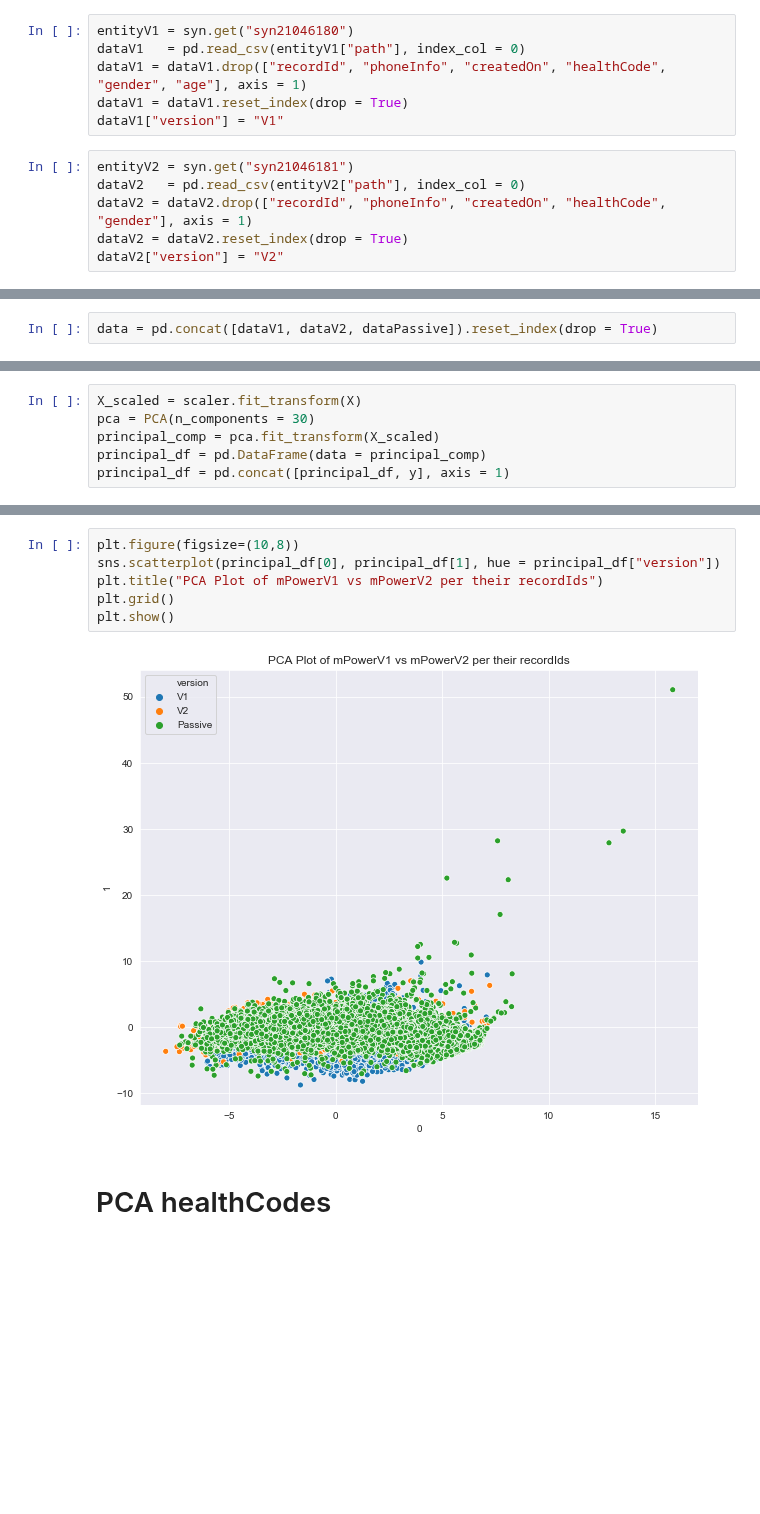
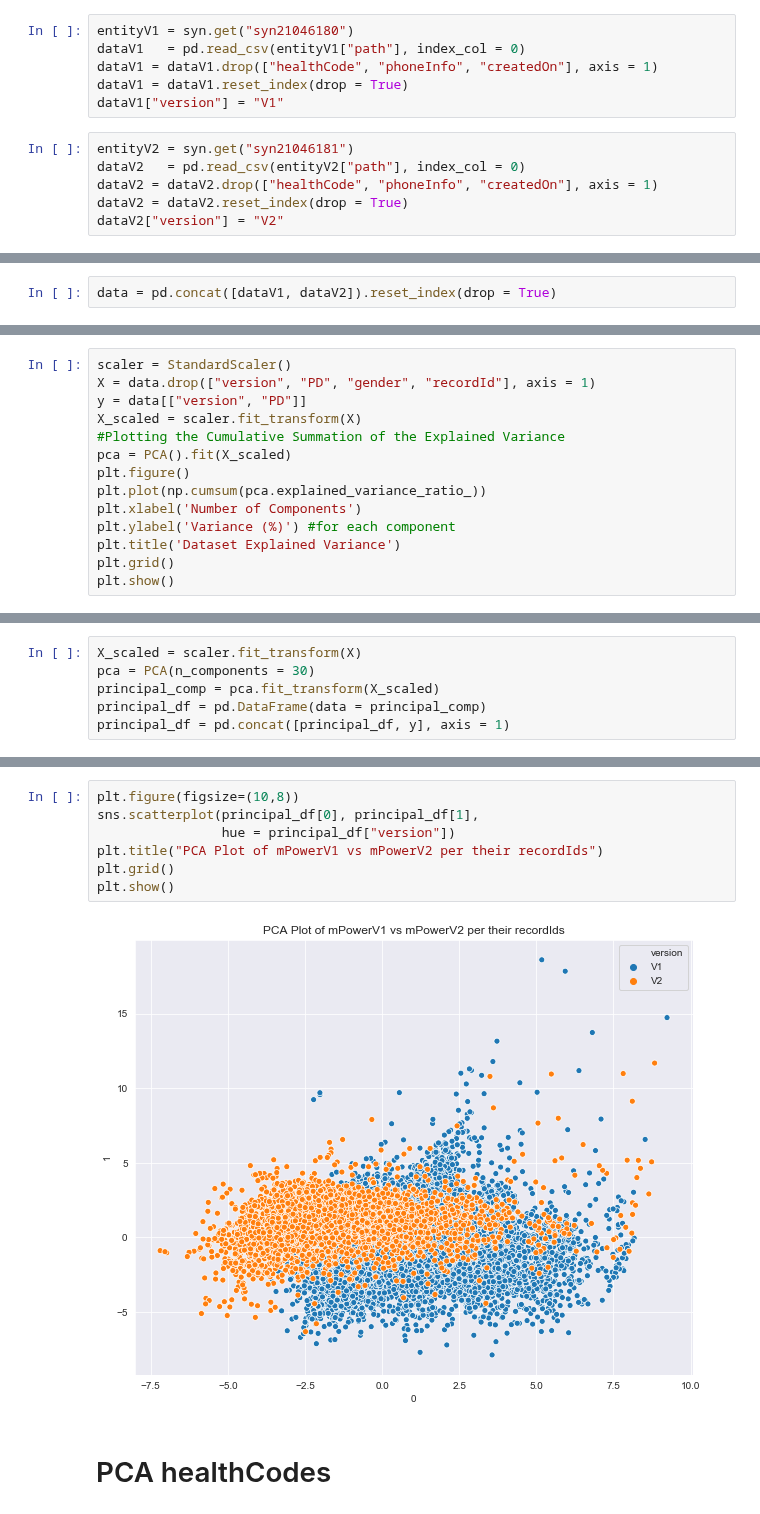
Before and after one commit to arytontediarjo/mPower-Analysis, a Jupyter notebook: Notebooks/CLUSTER_ANALYSIS.ipynb, the cells around one changed output, grey strips where cells are left out. Saved outputs shown, nothing was run; the diff lists cells and outputs as text; blank space fills up the shorter version.

```diff
--- a/Notebooks/CLUSTER_ANALYSIS.ipynb
+++ b/Notebooks/CLUSTER_ANALYSIS.ipynb
@@ -17,13 +26,13 @@ Welcome, aryton tediarjo!
 # %%
 entityV1 = syn.get("syn21046180")
 dataV1   = pd.read_csv(entityV1["path"], index_col = 0)
-dataV1 = dataV1.drop(["recordId", "phoneInfo", "createdOn", "healthCode", "gender", "age"], axis = 1)
+dataV1 = dataV1.drop(["healthCode", "phoneInfo", "createdOn"], axis = 1)
 dataV1 = dataV1.reset_index(drop = True)
 dataV1["version"] = "V1"
 # %%
 entityV2 = syn.get("syn21046181")
 dataV2   = pd.read_csv(entityV2["path"], index_col = 0)
-dataV2 = dataV2.drop(["recordId", "phoneInfo", "createdOn", "healthCode", "gender"], axis = 1)
+dataV2 = dataV2.drop(["healthCode", "phoneInfo", "createdOn"], axis = 1)
 dataV2 = dataV2.reset_index(drop = True)
 dataV2["version"] = "V2"
 # %%
@@ -33,6 +42,6 @@ dataPassive = dataPassive.drop(["recordId", "phoneInfo", "createdOn", "healthCod
 dataPassive = dataPassive.reset_index(drop = True)
 dataPassive["version"] = "Passive"
 # %%
-data = pd.concat([dataV1, dataV2, dataPassive]).reset_index(drop = True)
+data = pd.concat([dataV1, dataV2]).reset_index(drop = True)
 # %% [markdown]
 # PCA
@@ -42,0 +48,14 @@ y = data[["version", "PD"]]
+# %%
+scaler = StandardScaler()
+X = data.drop(["version", "PD", "gender", "recordId"], axis = 1)
+y = data[["version", "PD"]]
+X_scaled = scaler.fit_transform(X)
+#Plotting the Cumulative Summation of the Explained Variance
+pca = PCA().fit(X_scaled)
+plt.figure()
+plt.plot(np.cumsum(pca.explained_variance_ratio_))
+plt.xlabel('Number of Components')
+plt.ylabel('Variance (%)') #for each component
+plt.title('Dataset Explained Variance')
+plt.grid()
+plt.show()
@@ -61,11 +70,12 @@ plt.show()
 # %%
 plt.figure(figsize=(10,8))
-sns.scatterplot(principal_df[0], principal_df[1], hue = principal_df["version"])
+sns.scatterplot(principal_df[0], principal_df[1],
+                hue = principal_df["version"])
 plt.title("PCA Plot of mPowerV1 vs mPowerV2 per their recordIds")
 plt.grid()
 plt.show()
 # %% [output]
-[figure, old version]
+[figure, new version]
 # %% [markdown]
 # PCA healthCodes
 # %%
```
Also changed, not shown: parts of 19 cells of this notebook, 17 other files.
